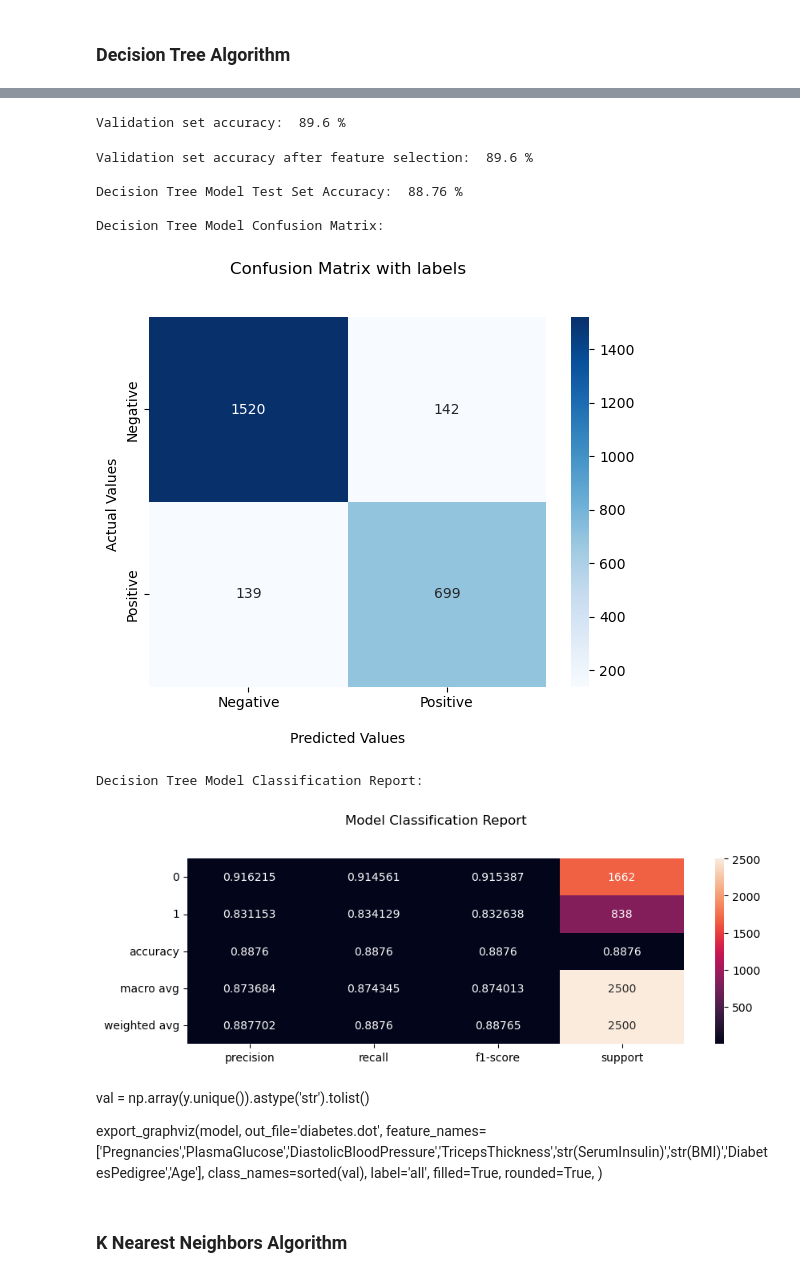
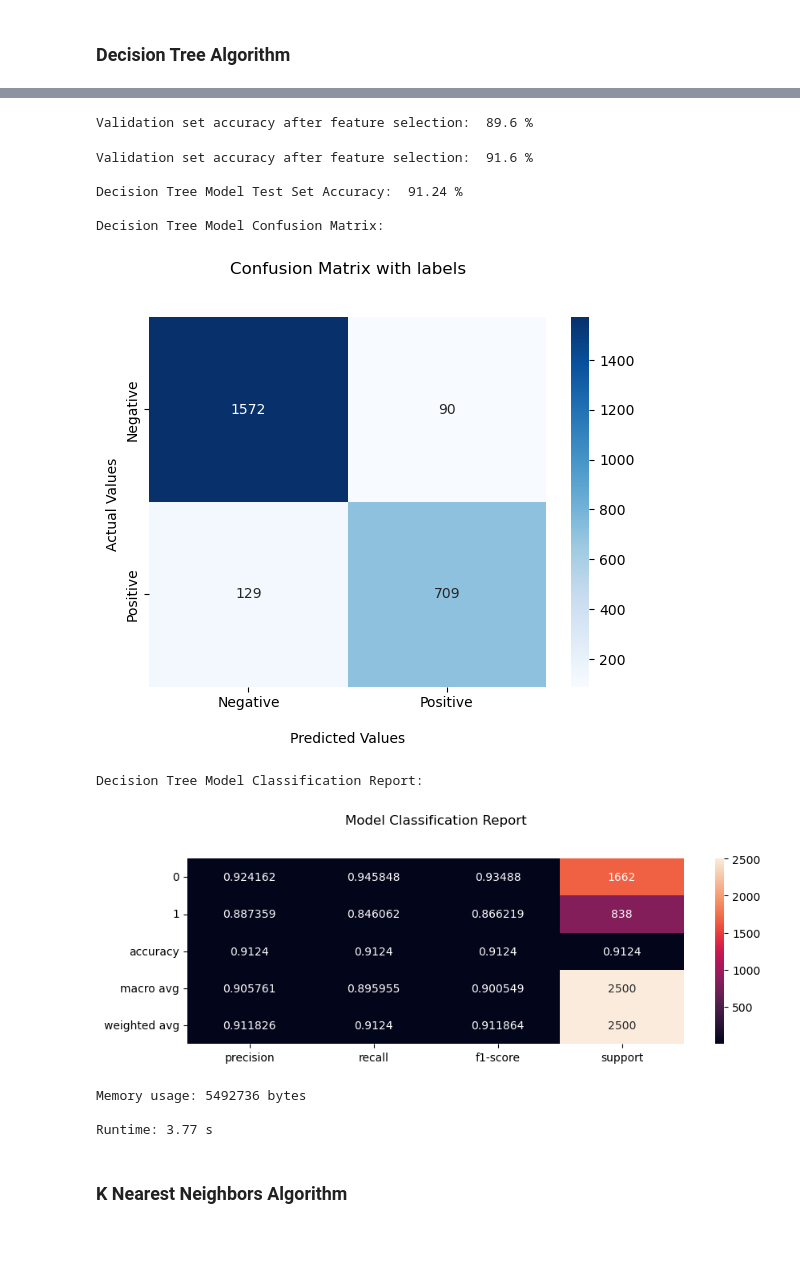
Before and after one commit to ZiGuan/Diabetes-Prediction-Using-Machine-Learning-Algorithms, a Jupyter notebook: Diabetes Prediction with Machine Learning Algorithms.ipynb, the cells around one changed output, grey strips where cells are left out. Cells and saved outputs as stored; diff of their text form; code cells hidden in the pictures; blank space fills up the shorter version.

```diff
--- a/Diabetes Prediction with Machine Learning Algorithms.ipynb
+++ b/Diabetes Prediction with Machine Learning Algorithms.ipynb
@@ -77,7 +119,9 @@ plt.show()
 # Class distribution to preview diabetic statistics
 result = diabetes_data.groupby('Diabetic').size()
 print(result)
-result.plot(kind='bar',color='purple')
+ax = result.plot(kind='bar',color='purple',label='0 - No Diabetic')
+ax = result.plot(kind='bar',color='purple',label='1 - Diabetic')
+ax.legend(loc='best')
 # %% [output]
 Diabetic
 0    6656
@@ -321,10 +362,8 @@ def class_report_plot(class_report):
 ### Decision Tree Algorithm
 # %%
 # Decision Tree Algorithm
-
-from sklearn.tree import DecisionTreeClassifier
-from sklearn.tree import export_graphviz
-from sklearn import tree
+start_time = time.time()
+initial_memory = process.memory_info().rss
 
 dt_model = DecisionTreeClassifier()
 
@@ -364,6 +403,6 @@ dt_model.fit(X_train,y_train)
 # Using validation set to observe the accuracy during model training
 y_val_pred = dt_model.predict(X_val)
 accuracy = accuracy_score(y_val, y_val_pred)
-print("Validation set accuracy: ", round(accuracy*100,2), "%\n")
+print("Validation set accuracy after feature selection: ", round(accuracy*100,2), "%\n")
 # %% [output]
-Validation set accuracy:  89.6 %
+Validation set accuracy after feature selection:  89.6 %
@@ -370,44 +423,47 @@ Validation set accuracy:  89.6 %
 # %%
-def decisiontree():
+dt_model = DecisionTreeClassifier(max_depth=10, max_leaf_nodes=40)
 
-    # dt_model.fit(X_train, y_train)
-    y_predicted = dt_model.predict(X_test)
+dt_model.fit(X_train,y_train)
 
-    # Using validation set to get the accuracy after model training
-    y_val_pred = dt_model.predict(X_val)
-    accuracy = accuracy_score(y_val, y_val_pred)
-    print("Validation set accuracy after feature selection: ", round(accuracy*100,2), "%\n")
+# Using validation set to get the accuracy after model training
+y_val_pred = dt_model.predict(X_val)
+accuracy = accuracy_score(y_val, y_val_pred)
+print("Validation set accuracy after hyperparameter tuning: ", round(accuracy*100,2), "%\n")
 
-    accuracy = accuracy_score(y_test, y_predicted)
-    print("Decision Tree Model Test Set Accuracy: ", round(accuracy*100,2), "%\n")
+y_predicted_dt = dt_model.predict(X_test)
+y_prob_dt = dt_model.predict_proba(X_test)[:, 1]
 
-    conf_matrix = confusion_matrix(y_test, y_predicted)
-    print("Decision Tree Model Confusion Matrix: \n")
-    conf_matrix_plot(conf_matrix)
+accuracy = accuracy_score(y_test, y_predicted_dt)
+print("Decision Tree Model Test Set Accuracy: ", round(accuracy*100,2), "%\n")
 
-    class_report = pd.DataFrame(classification_report(y_test, y_predicted, output_dict=True)).transpose()
-    print("Decision Tree Model Classification Report: \n")
-    class_report_plot(class_report)
+conf_matrix = confusion_matrix(y_test, y_predicted_dt)
+print("Decision Tree Model Confusion Matrix: \n")
+conf_matrix_plot(conf_matrix)
 
-decisiontree()
+class_report = pd.DataFrame(classification_report(y_test, y_predicted_dt, output_dict=True)).transpose()
+print("Decision Tree Model Classification Report: \n")
+class_report_plot(class_report)
+
+end_time = time.time()
+run_time = end_time - start_time
+
+final_memory = process.memory_info().rss
+memory_usage = final_memory - initial_memory
+
+print("Memory usage:", memory_usage, 'bytes\n')
+print("Runtime:", round(run_time,2), 's')
 # %% [output]
-Validation set accuracy after feature selection:  89.6 %
+Validation set accuracy after feature selection:  91.6 %
 
-Decision Tree Model Test Set Accuracy:  88.76 %
+Decision Tree Model Test Set Accuracy:  91.24 %
 
 Decision Tree Model Confusion Matrix:
-[figure, old version]
+[figure, new version]
 Decision Tree Model Classification Report:
 [figure]
+Memory usage: 5492736 bytes
+
+Runtime: 3.77 s
-# %% [markdown]
-val = np.array(y.unique()).astype('str').tolist()
-
-export_graphviz(model, out_file='diabetes.dot',
-                    feature_names= ['Pregnancies','PlasmaGlucose','DiastolicBloodPressure','TricepsThickness','str(SerumInsulin)','str(BMI)','DiabetesPedigree','Age'],
-                    class_names=sorted(val),
-                	label='all',
-                	filled=True, rounded=True,
-               		)
 # %% [markdown]
 ### K Nearest Neighbors Algorithm
 # %%
```
Also changed, not shown: parts of 39 cells of this notebook, 6 other files.
